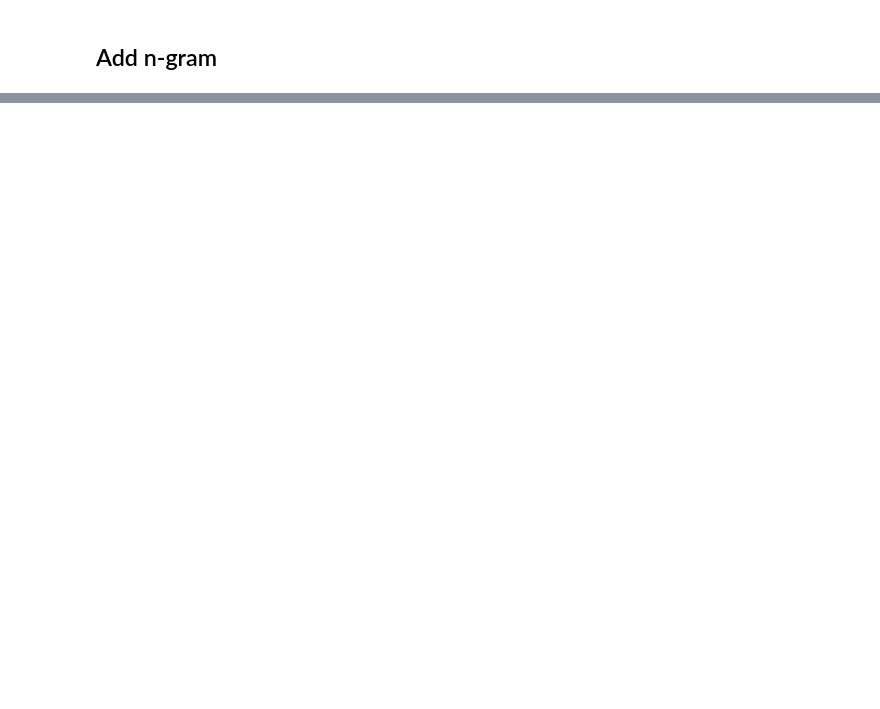
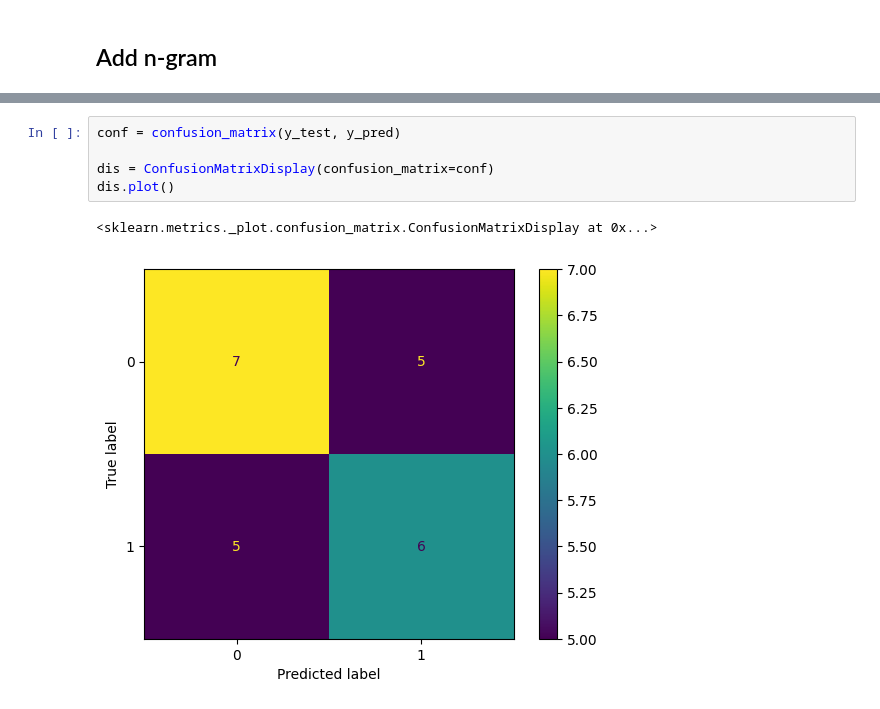
Before and after one commit to prabina-p/AutoScore, a Jupyter notebook: ML-Playground/rf_model.ipynb, the cells around one changed output, grey strips where cells are left out. Saved outputs shown, nothing was run; the diff lists cells and outputs as text; blank space fills up the shorter version.

```diff
--- a/ML-Playground/rf_model.ipynb
+++ b/ML-Playground/rf_model.ipynb
@@ -179,0 +215,8 @@ F1 Score (with adjusted threshold): 0.75
+# %%
+conf = confusion_matrix(y_test, y_pred)
+
+dis = ConfusionMatrixDisplay(confusion_matrix=conf)
+dis.plot()
+# %% [output]
+<sklearn.metrics._plot.confusion_matrix.ConfusionMatrixDisplay at 0x...>
+[figure, added]
```
Also changed, not shown: parts of 10 cells of this notebook, 1 other file.
